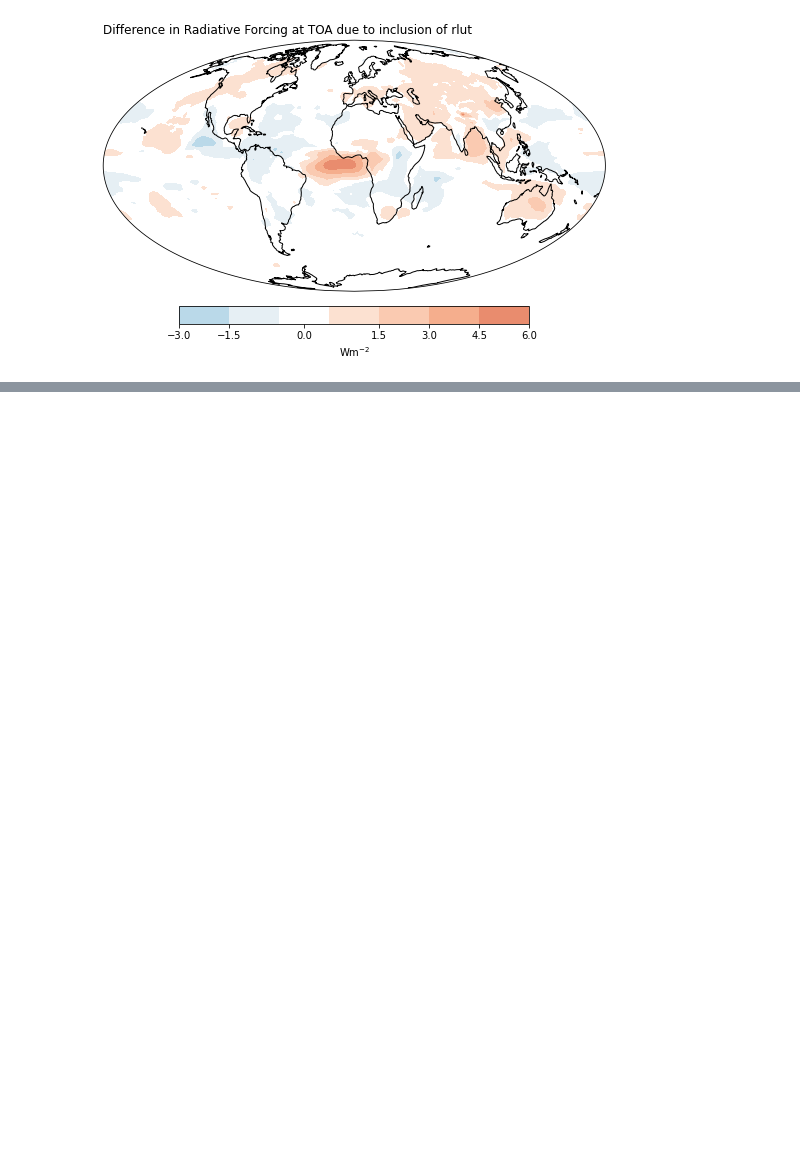
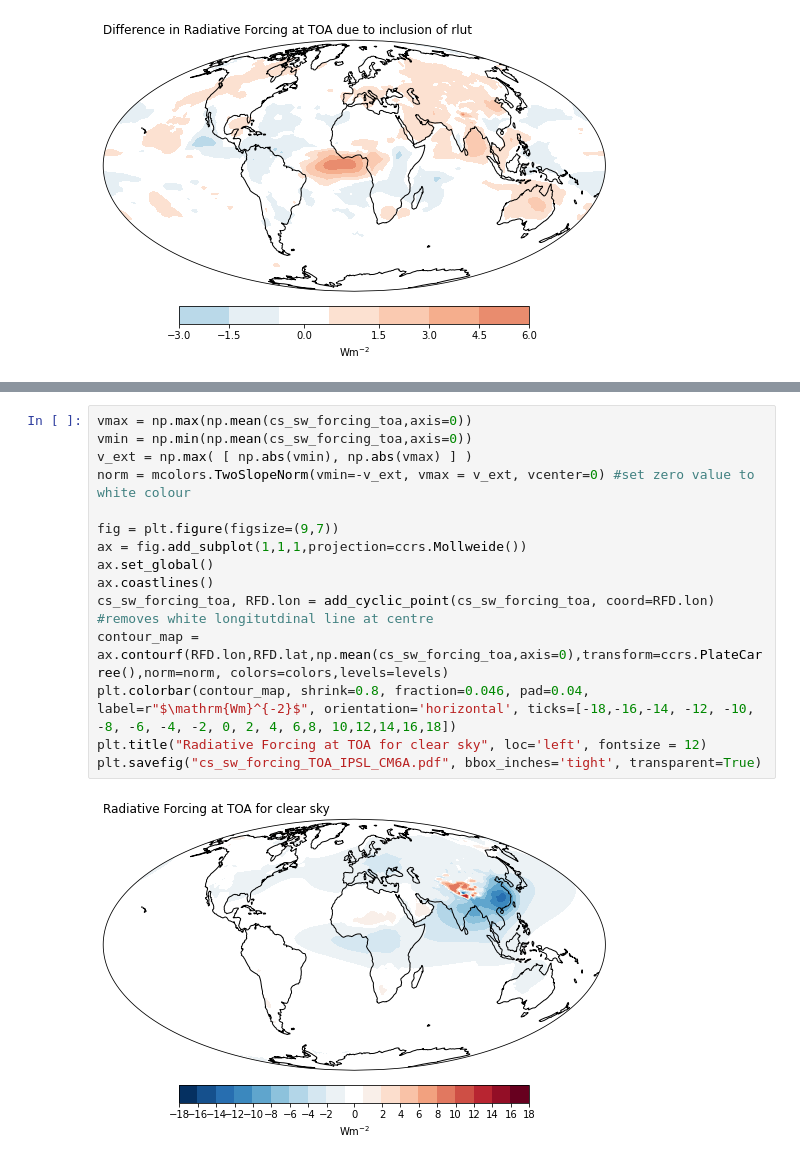
Before and after one commit to rovinapinto/radiative_forcing, a Jupyter notebook: notebooks/radiative_forcing_IPSL-CM6A.ipynb, the cells around one changed output, grey strips where cells are left out. Saved outputs shown, nothing was run; the diff lists cells and outputs as text; blank space fills up the shorter version.

```diff
--- a/notebooks/radiative_forcing_IPSL-CM6A.ipynb
+++ b/notebooks/radiative_forcing_IPSL-CM6A.ipynb
@@ -153,0 +214,17 @@ plt.savefig("diff_forcing_TOA_IPSL_CM6A.pdf", bbox_inches='tight', transparent=T
+# %%
+vmax = np.max(np.mean(cs_sw_forcing_toa,axis=0))
+vmin = np.min(np.mean(cs_sw_forcing_toa,axis=0))
+v_ext = np.max( [ np.abs(vmin), np.abs(vmax) ] )
+norm = mcolors.TwoSlopeNorm(vmin=-v_ext, vmax = v_ext, vcenter=0) #set zero value to white colour
+
+fig = plt.figure(figsize=(9,7))
+ax = fig.add_subplot(1,1,1,projection=ccrs.Mollweide())
+ax.set_global()
+ax.coastlines()
+cs_sw_forcing_toa, RFD.lon = add_cyclic_point(cs_sw_forcing_toa, coord=RFD.lon) #removes white longitutdinal line at centre
+contour_map =  ax.contourf(RFD.lon,RFD.lat,np.mean(cs_sw_forcing_toa,axis=0),transform=ccrs.PlateCarree(),norm=norm, colors=colors,levels=levels)
+plt.colorbar(contour_map, shrink=0.8, fraction=0.046, pad=0.04, label=r"$\mathrm{Wm}^{-2}$", orientation='horizontal', ticks=[-18,-16,-14, -12, -10, -8, -6, -4, -2, 0, 2, 4, 6,8, 10,12,14,16,18])
+plt.title("Radiative Forcing at TOA for clear sky", loc='left', fontsize = 12)
+plt.savefig("cs_sw_forcing_TOA_IPSL_CM6A.pdf", bbox_inches='tight', transparent=True)
+# %% [output]
+[figure, added]
```
Also changed, not shown: parts of 13 cells of this notebook, 32 other files.
